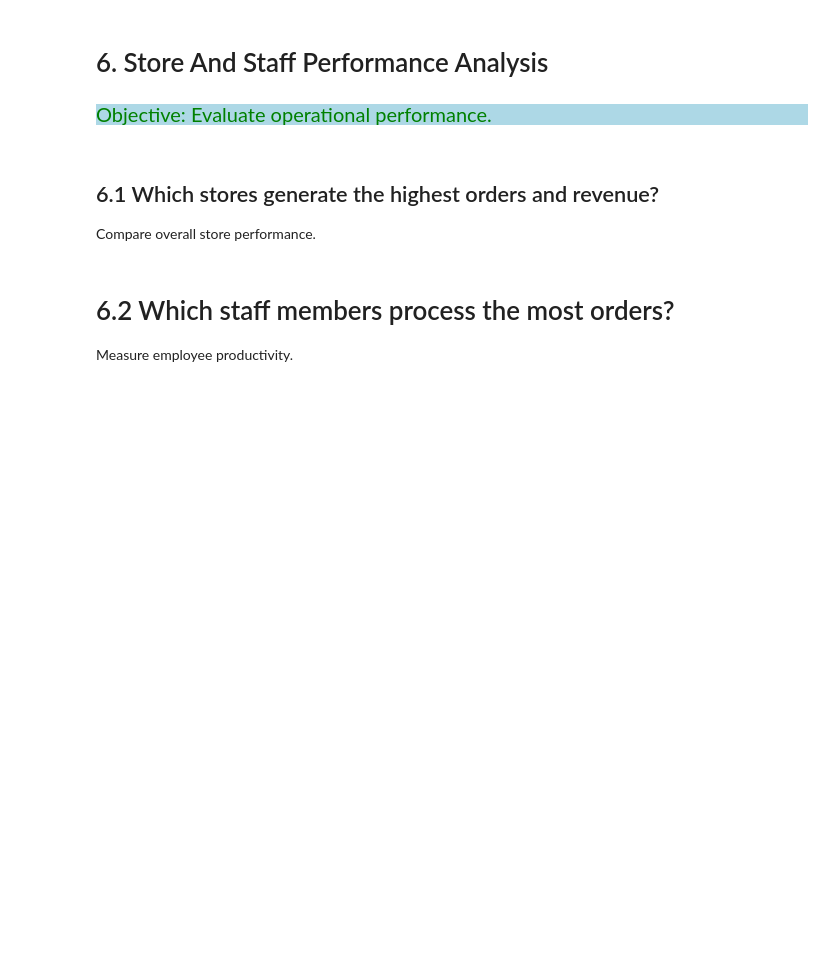
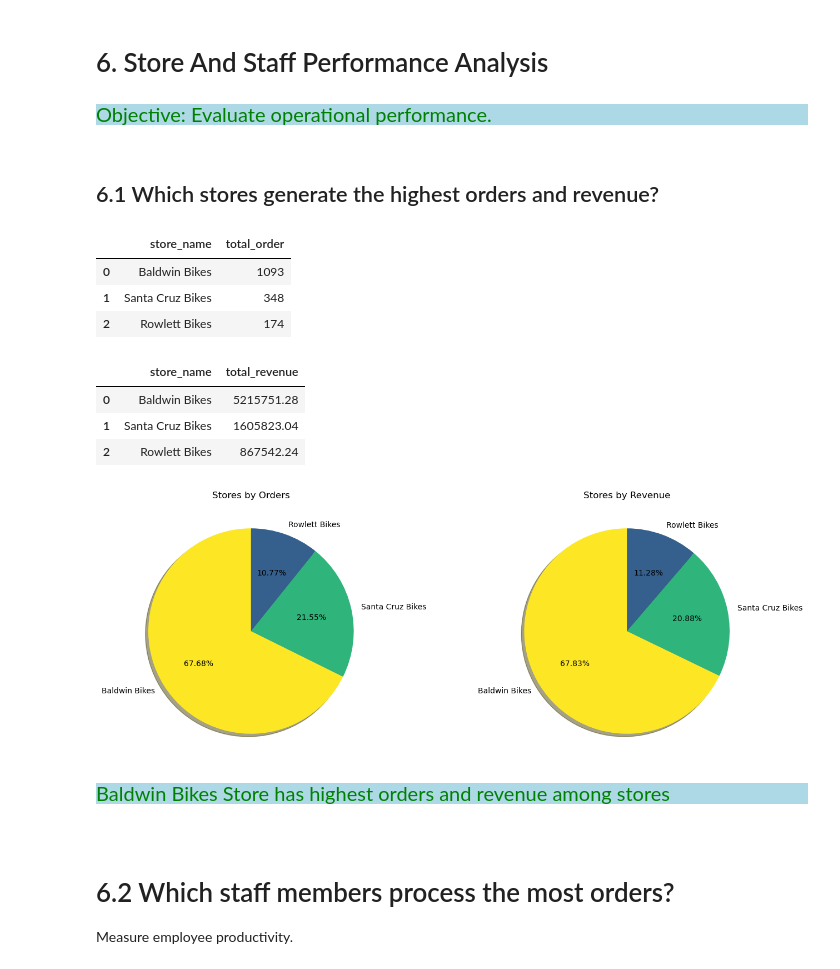
Before and after one commit to Kartika-Nidhi/Biker_Store_Analysis_SQL, a Jupyter notebook: BikeStoreAnalysisSQl.ipynb, the cells around one changed output. Drawn from its saved outputs; the diff is of its cells as text; code cells hidden in the pictures; blank space fills up the shorter version.

```diff
--- a/BikeStoreAnalysisSQl.ipynb
+++ b/BikeStoreAnalysisSQl.ipynb
@@ -966,8 +966,77 @@ Truncated to displaylimit of 10.
 Objective: Evaluate operational performance.
 # %% [markdown]
 ## 6.1 Which stores generate the highest orders and revenue?
-
-Compare overall store performance.
+# %%
+query = """
+SELECT store_name, COUNT(*) AS total_order
+FROM stores AS sto
+JOIN orders AS ord
+ON sto.store_id = ord.store_id
+GROUP BY store_name
+ORDER BY total_order DESC;
+"""
+
+ord_store = pd.read_sql(query, engine)
+ord_store
+# %% [output]
+|  | store_name | total_order |
+| 0 | Baldwin Bikes | 1093 |
+| 1 | Santa Cruz Bikes | 348 |
+| 2 | Rowlett Bikes | 174 |
+# %%
+query = """
+SELECT store_name, ROUND(SUM((list_price*(1-discount)*quantity)), 2) AS total_revenue
+FROM stores AS sto
+JOIN orders AS ord
+    ON sto.store_id = ord.store_id
+JOIN order_items AS ori
+    ON ord.order_id = ori.order_id
+GROUP BY store_name
+ORDER BY total_revenue DESC;
+"""
+
+
+rev_store = pd.read_sql(query, engine)
+rev_store
+# %% [output]
+|  | store_name | total_revenue |
+| 0 | Baldwin Bikes | 5215751.28 |
+| 1 | Santa Cruz Bikes | 1605823.04 |
+| 2 | Rowlett Bikes | 867542.24 |
+# %%
+fig, ax = plt.subplots(1, 2, figsize = (16,6))
+
+ax[0].pie(
+    ord_store['total_order'],
+    labels = ord_store['store_name'],
+    colors = plt.cm.viridis(np.linspace(1, 0.3, 3)),
+    startangle = 90,
+    shadow = True,
+    autopct = '%1.2f%%',
+
+)
+ax[0].set_title('Stores by Orders')
+
+
+ax[1].pie(
+    rev_store['total_revenue'],
+    labels = rev_store['store_name'],
+    colors = plt.cm.viridis(np.linspace(1, 0.3, 3)),
+    startangle = 90,
+    shadow = True,
+    autopct = '%1.2f%%',
+
+)
+ax[1].set_title('Stores by Revenue')
+
+
+plt.show()
+# %% [output]
+[figure, added]
+# %% [markdown]
+<div style = "background-color:lightblue; color:green; font-size:20px; text-align:justify">Baldwin Bikes Store has highest orders and revenue among stores
+# %% [markdown]
+<div>
 # %% [markdown]
 # 6.2 Which staff members process the most orders?
 
```
